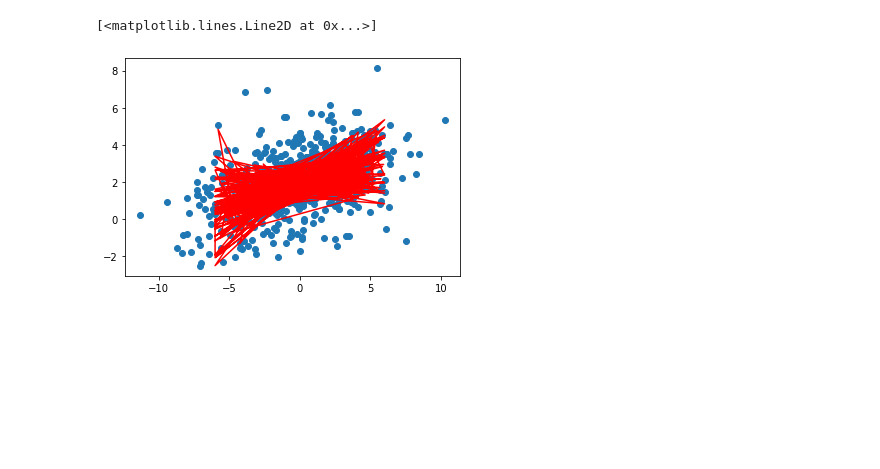
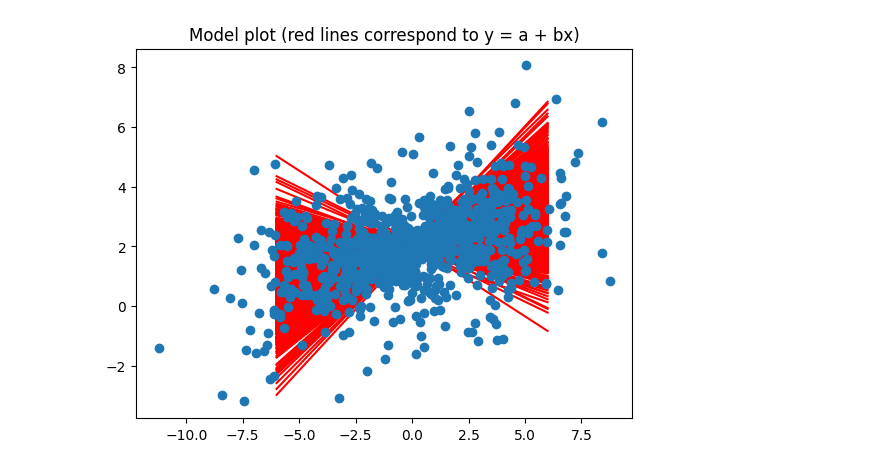
Before and after one commit to JohnnyBeet/DataAnalytics_lab, a Jupyter notebook: lab1/lab1_JanPomykacz.ipynb, the cells around one changed output. Cells and saved outputs as stored; diff of their text form; code cells hidden in the pictures; blank space fills up the shorter version.

```diff
--- a/lab1/lab1_JanPomykacz.ipynb
+++ b/lab1/lab1_JanPomykacz.ipynb
@@ -75,9 +119,12 @@ mi = alpha + beta*x
 y = np.random.normal(mi, sigma, 1000)
 # %%
 #6. Plotting the above
-plt.scatter(x,y)
-new_x = np.clip(x, -6,6)
-plt.plot(new_x,mi, 'red')
+x_begin = np.ones(1000) * -6
+x_end = np.ones(1000) * 6
+
+plt.plot([x_begin,x_end], [alpha + beta*x_begin,alpha + beta*x_end], 'red')
+plt.plot(x,y, 'o')
+plt.title("Model plot (red lines correspond to y = a + bx)")
+plt.show()
 # %% [output]
-[<matplotlib.lines.Line2D at 0x...>]
-[figure, old version]
+[figure, new version]
```
Also changed, not shown: parts of 6 cells of this notebook.
